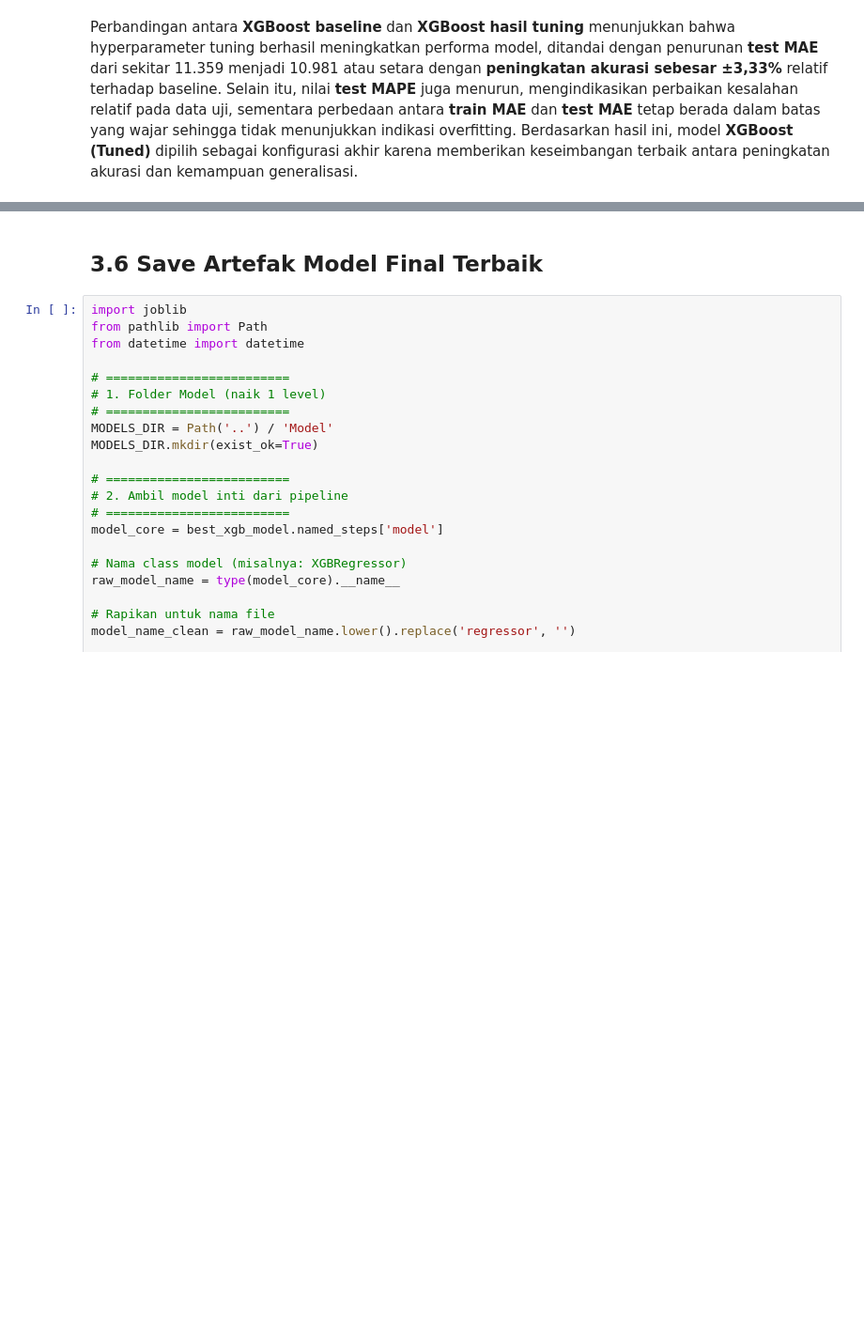
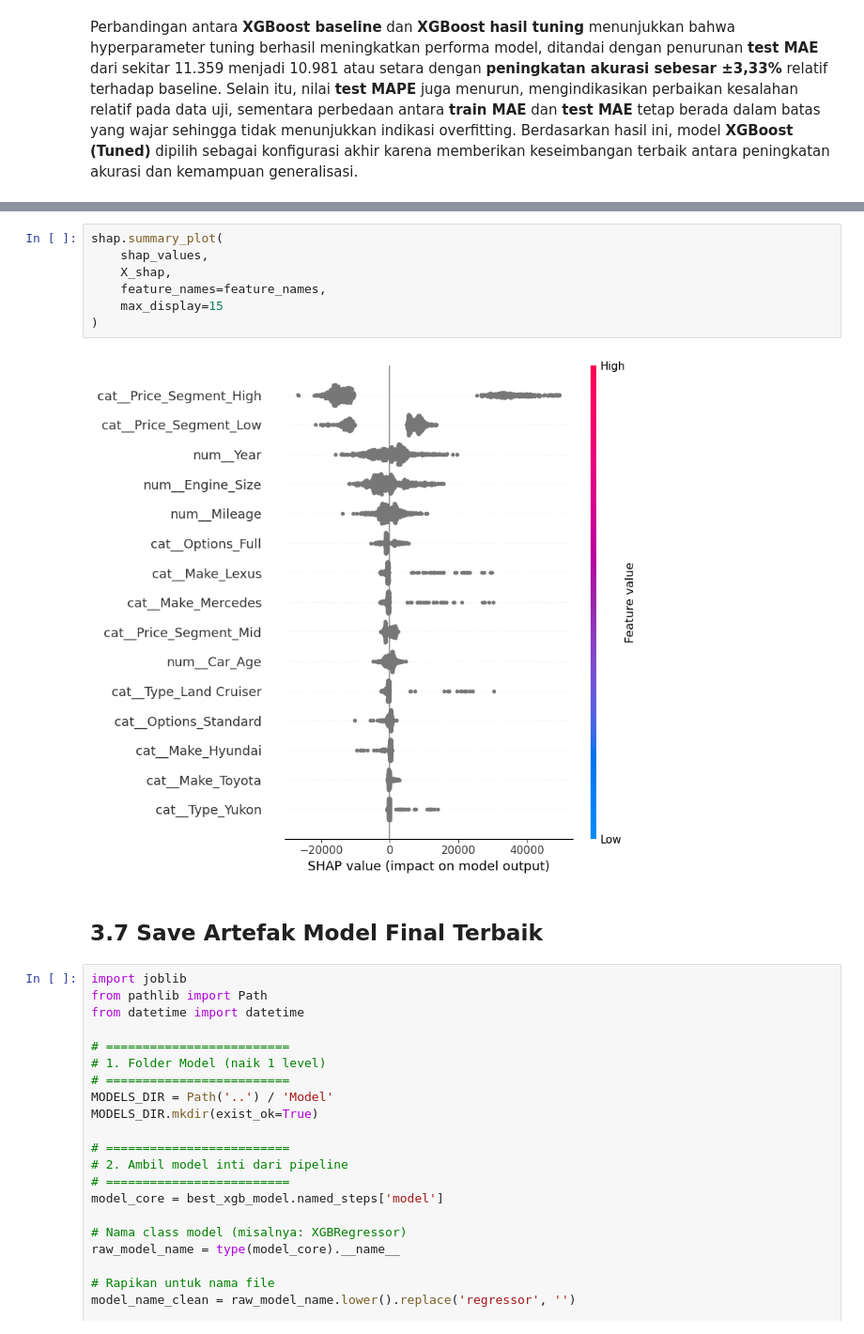
Before and after one commit to hansdarmawann/arabian-cars-1, a Jupyter notebook: Notebook/03_Modeling.ipynb, the cells around one changed output, grey strips where cells are left out. Shown: that part at 94% size. Saved outputs shown, nothing was run; the diff lists cells and outputs as text; blank space fills up the shorter version.

```diff
--- a/Notebook/03_Modeling.ipynb
+++ b/Notebook/03_Modeling.ipynb
@@ -364,5 +407,14 @@ Perbandingan antara **XGBoost baseline** dan **XGBoost hasil tuning** menunjukka
+# %%
+shap.summary_plot(
+    shap_values,
+    X_shap,
+    feature_names=feature_names,
+    max_display=15
+)
+# %% [output]
+[figure, added]
 # %% [markdown]
-## 3.6 Save Artefak Model Final Terbaik
+## 3.7 Save Artefak Model Final Terbaik
 # %%
 import joblib
 from pathlib import Path
```
Also changed, not shown: parts of 9 cells of this notebook, 1 other file.
